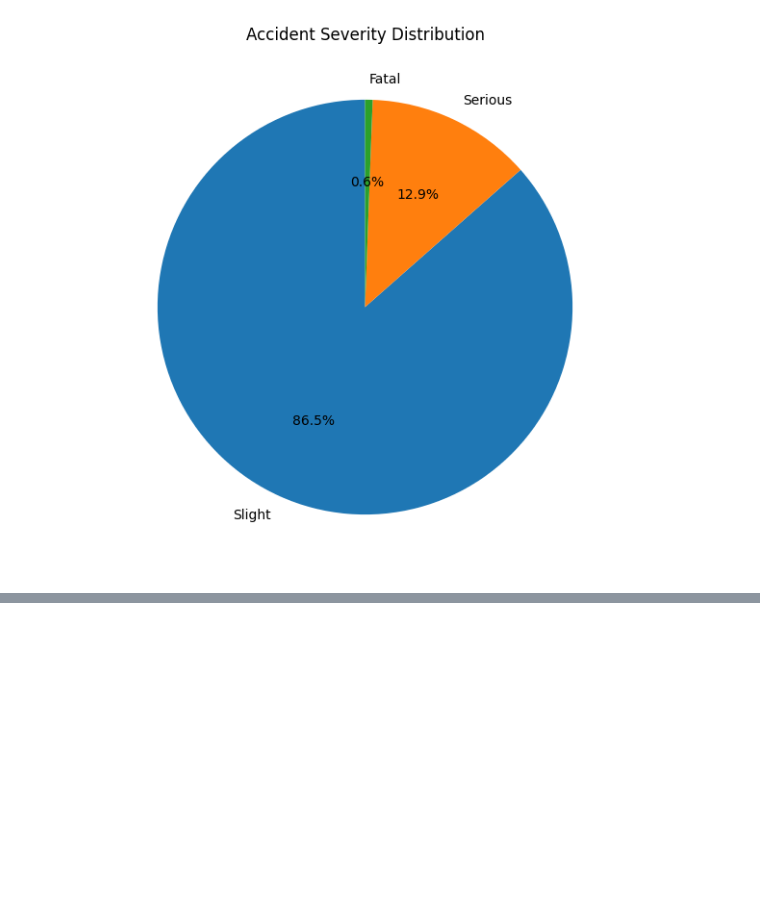
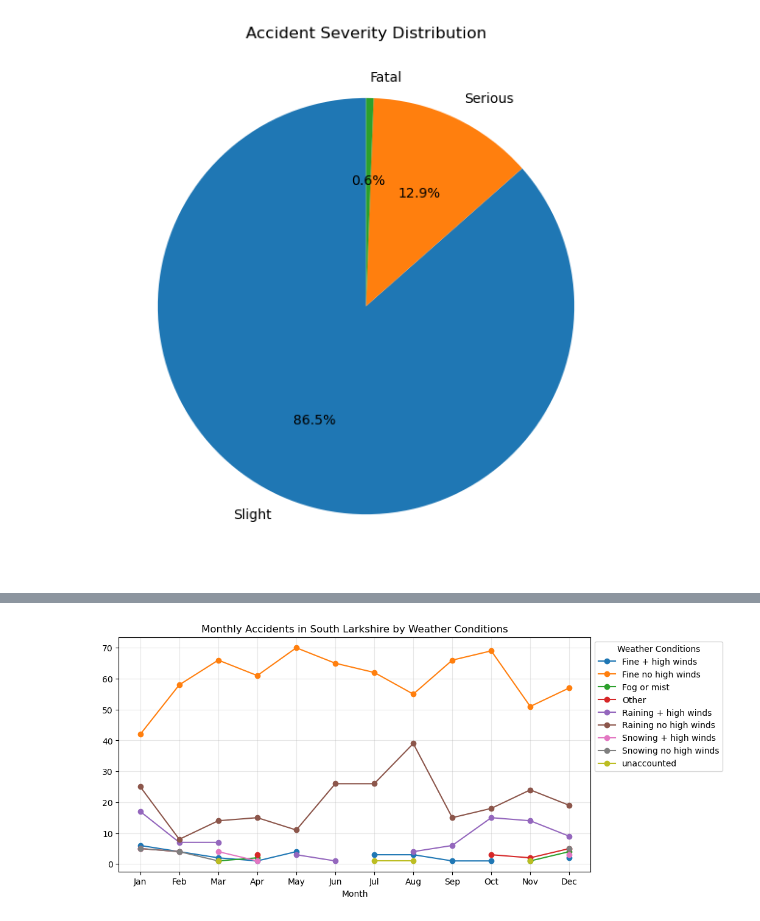
Before and after one commit to oliverliwanag/ELEC3A, a Jupyter notebook: ELEC03-3A/DATA VISUALIZATION.ipynb, the cells around one changed output, grey strips where cells are left out. Cells and saved outputs as stored; diff of their text form; code cells hidden in the pictures; blank space fills up the shorter version.

```diff
--- a/ELEC03-3A/DATA VISUALIZATION.ipynb
+++ b/ELEC03-3A/DATA VISUALIZATION.ipynb
@@ -456,0 +489,20 @@ plt.show()
+# %%
+#Accidents in South Larkshire by Weather Conditions
+
+larkshire_df = df[df['District Area'] == 'South Larkshire']
+
+larkshire_weather = larkshire_df.groupby(['Weather_Conditions', 'Month']).size()
+larkshire_weather = larkshire_weather.unstack(level=0)
+
+larkshire_weather.plot(
+    marker='o',
+    figsize=(10, 5),
+    title='Monthly Accidents in South Larkshire by Weather Conditions'
+)
+
+plt.xticks(range(1, 13), ['Jan','Feb','Mar','Apr','May','Jun','Jul','Aug','Sep','Oct','Nov','Dec'])
+plt.legend(title='Weather Conditions', bbox_to_anchor = (1,1), loc='upper left')
+plt.grid(alpha=0.3)
+plt.show()
+# %% [output]
+[figure, added]
```
Also changed, not shown: parts of 12 cells of this notebook.
